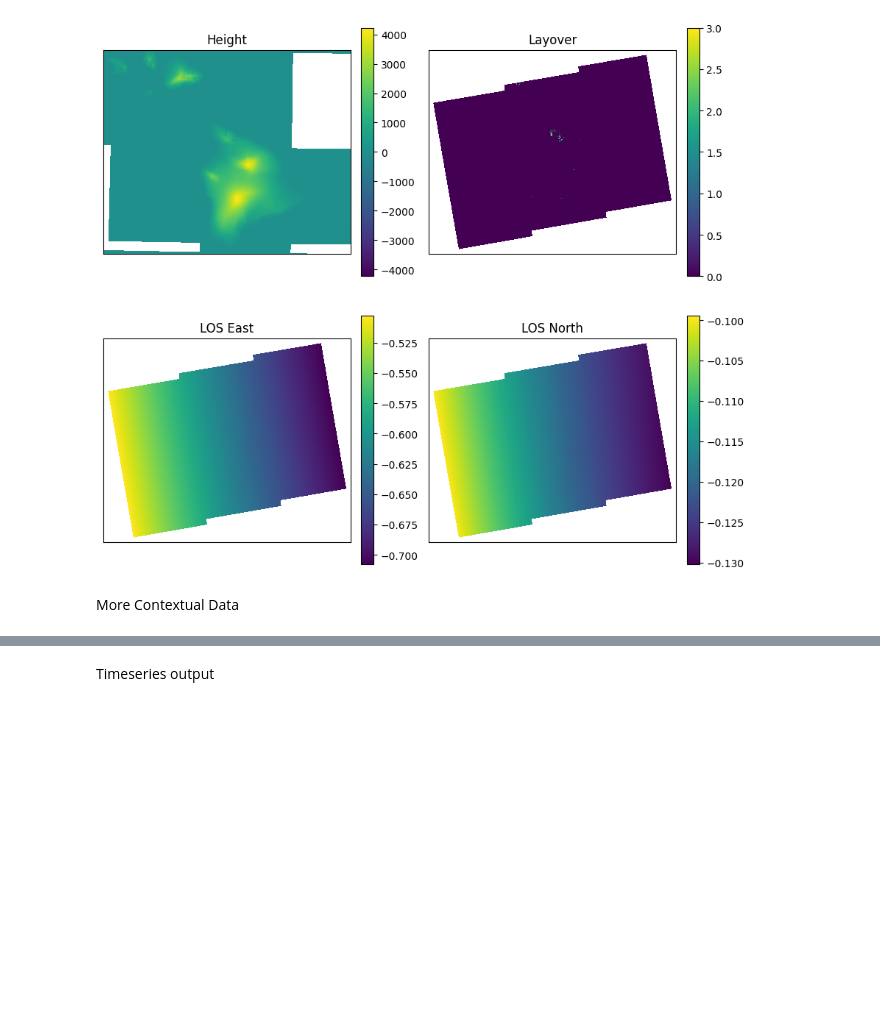
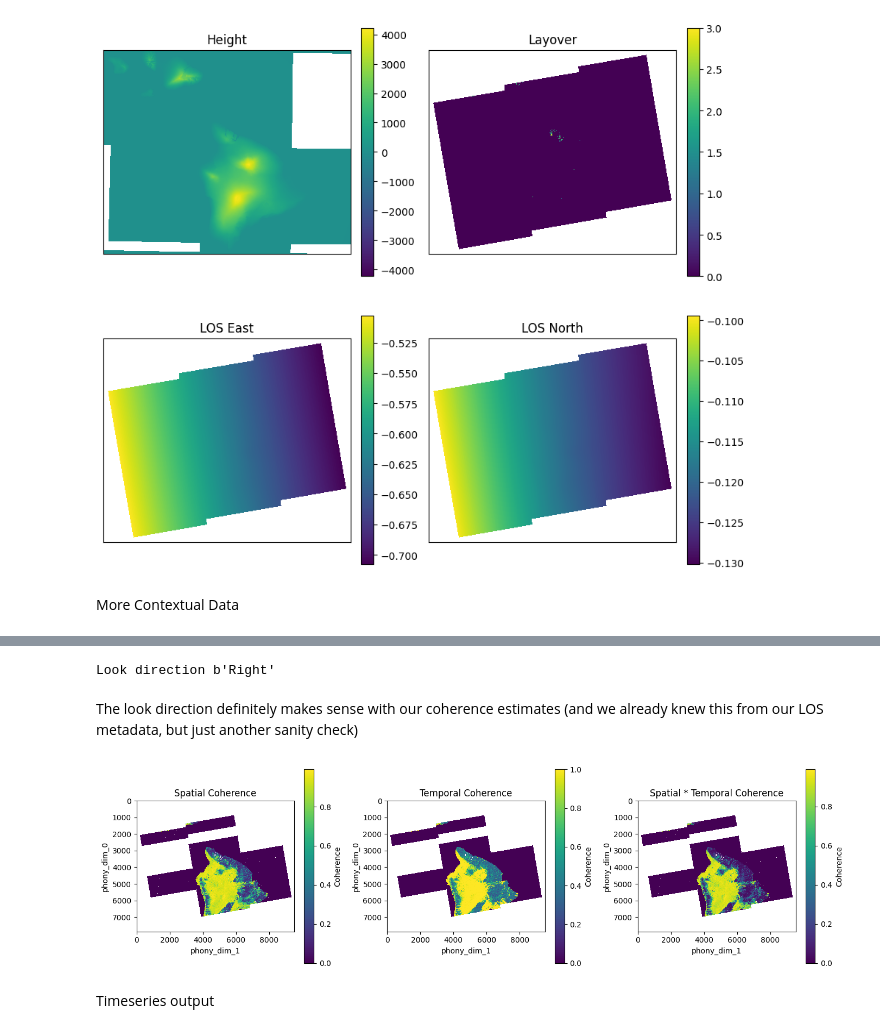
Before and after one commit to Jack-Hayes/sar_dump, a Jupyter notebook: comp_disp_samples.ipynb, the cells around one changed output, grey strips where cells are left out. Drawn from its saved outputs; the diff is of its cells as text; code cells hidden in the pictures; blank space fills up the shorter version.

```diff
--- a/comp_disp_samples.ipynb
+++ b/comp_disp_samples.ipynb
@@ -438,0 +488,46 @@ Warning: Mask has shape (9,), which is not 2D. Skipping or handling differently.
+# %%
+file_path = asc_files[0]
+with h5py.File(file_path, 'r') as f:
+    look_dir = f["/identification/look_direction"][...]
+    print(f"Look direction {look_dir}")
+# %% [output]
+Look direction b'Right'
+# %% [markdown]
+The look direction definitely makes sense with our coherence estimates (and we already knew this from our LOS metadata, but just another sanity check)
+# %%
+fig, axes = plt.subplots(1, 3, figsize=(14, 4))
+
+im1 = da_spat_coh.plot.imshow(
+    ax=axes[0],
+    yincrease=False,
+    cmap='viridis',
+    add_colorbar=True,
+    cbar_kwargs={'label': 'Coherence'}
+)
+axes[0].set_title('Spatial Coherence')
+axes[0].set_aspect('equal')
+
+im2 = da_temp_coh.plot.imshow(
+    ax=axes[1],
+    yincrease=False,
+    cmap='viridis',
+    add_colorbar=True,
+    cbar_kwargs={'label': 'Coherence'}
+)
+axes[1].set_title('Temporal Coherence')
+axes[1].set_aspect('equal')
+
+combined_coherence = da_spat_coh * da_temp_coh
+im3 = combined_coherence.plot.imshow(
+    ax=axes[2],
+    yincrease=False,
+    cmap='viridis',
+    add_colorbar=True,
+    cbar_kwargs={'label': 'Coherence'}
+)
+axes[2].set_title('Spatial * Temporal Coherence')
+axes[2].set_aspect('equal')
+
+plt.tight_layout();
+# %% [output]
+[figure, added]
```
Also changed, not shown: parts of 19 cells of this notebook.
